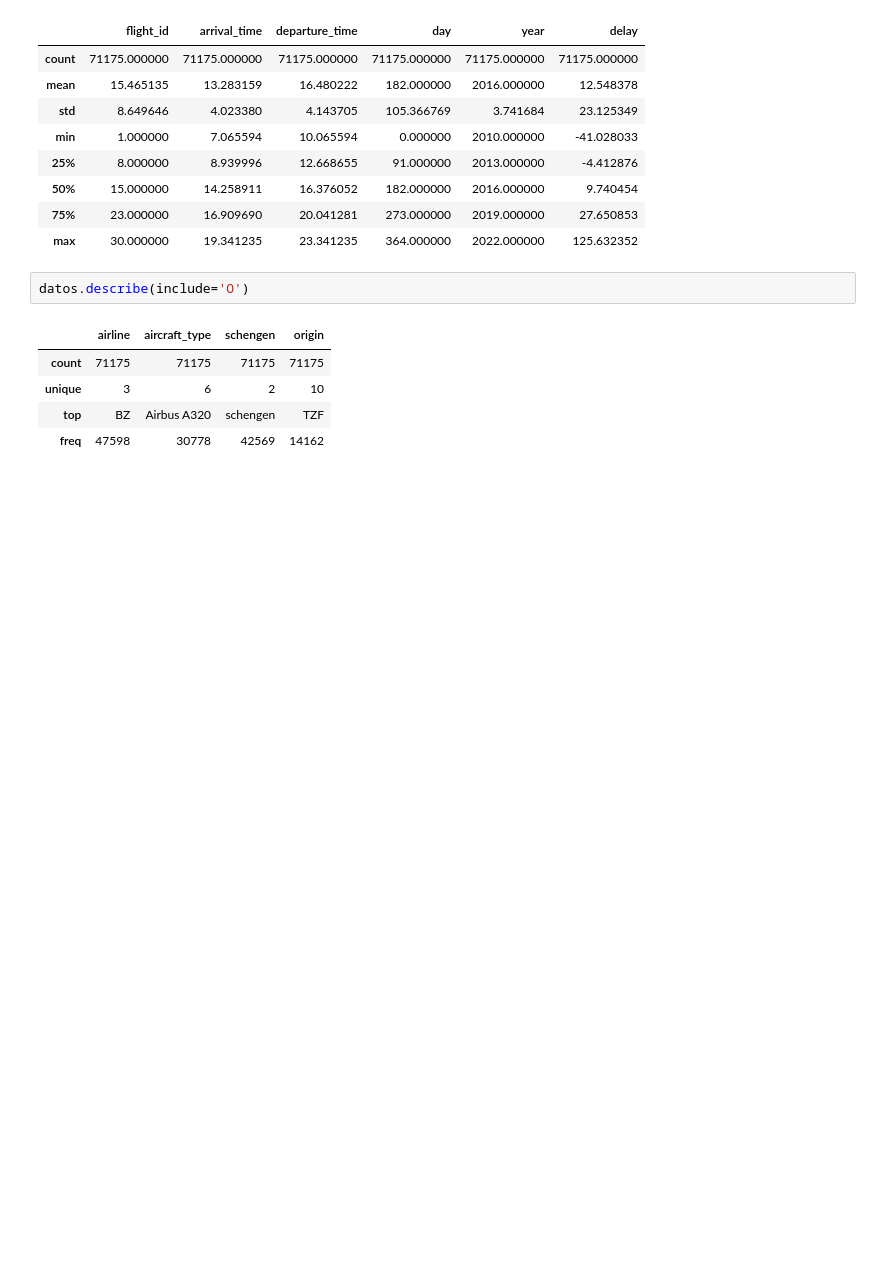
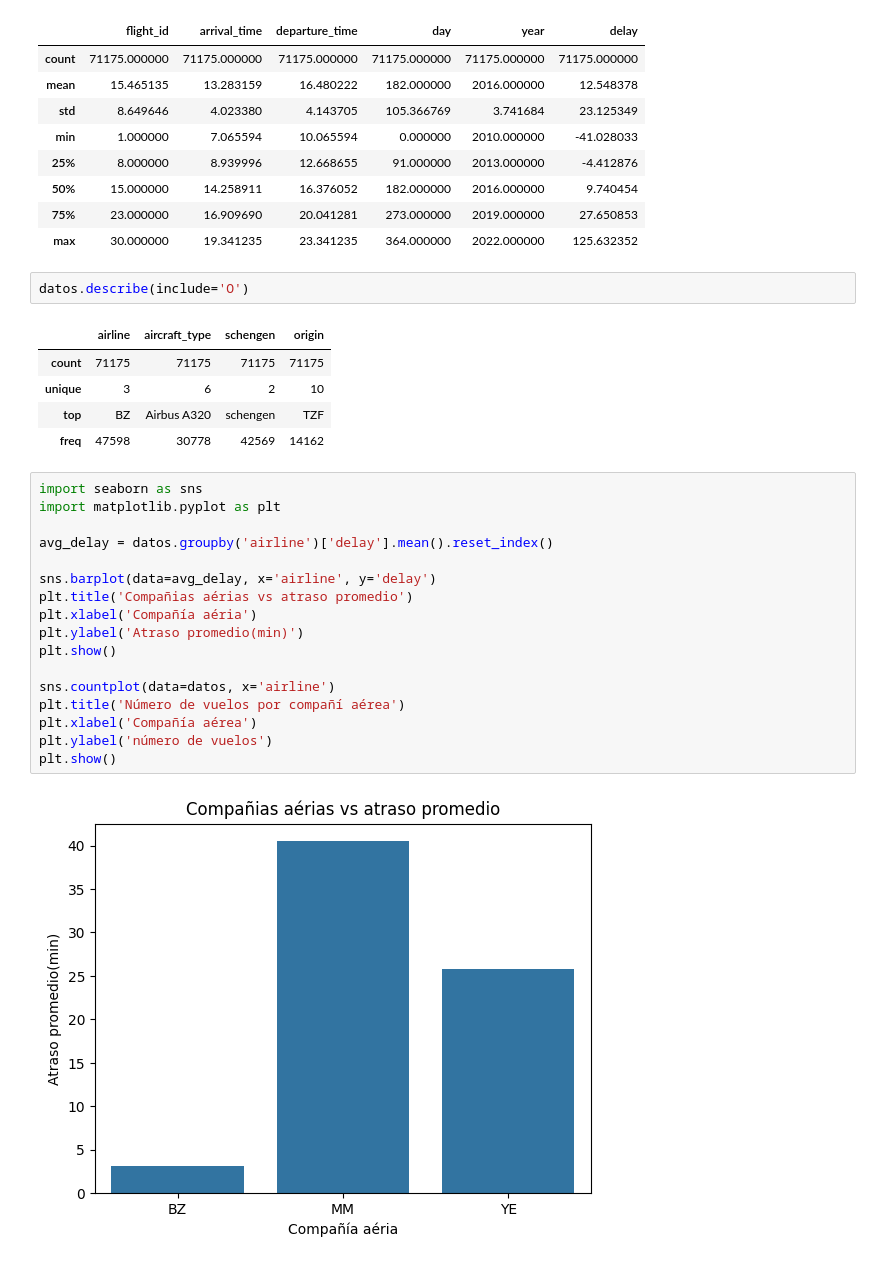
Before and after one commit to Cristiand056/Estadisticas-y-Machine-Learning-G8---ONE, a Jupyter notebook: optimizacion_aeroportuaria.ipynb, the cells around one changed output. Saved outputs shown, nothing was run; the diff lists cells and outputs as text; blank space fills up the shorter version.

```diff
--- a/optimizacion_aeroportuaria.ipynb
+++ b/optimizacion_aeroportuaria.ipynb
@@ -53,3 +53,22 @@ datos.describe(include='O')
 | unique | 3 | 6 | 2 | 10 |
 | top | BZ | Airbus A320 | schengen | TZF |
 | freq | 47598 | 30778 | 42569 | 14162 |
+# %%
+import seaborn as sns
+import matplotlib.pyplot as plt
+
+avg_delay = datos.groupby('airline')['delay'].mean().reset_index()
+
+sns.barplot(data=avg_delay, x='airline', y='delay')
+plt.title('Compañias aérias vs atraso promedio')
+plt.xlabel('Compañía aéria')
+plt.ylabel('Atraso promedio(min)')
+plt.show()
+
+sns.countplot(data=datos, x='airline')
+plt.title('Número de vuelos por compañí aérea')
+plt.xlabel('Compañía aérea')
+plt.ylabel('número de vuelos')
+plt.show()
+# %% [output]
+[figure, added]
```
Also changed, not shown: parts of 53 cells of this notebook.
